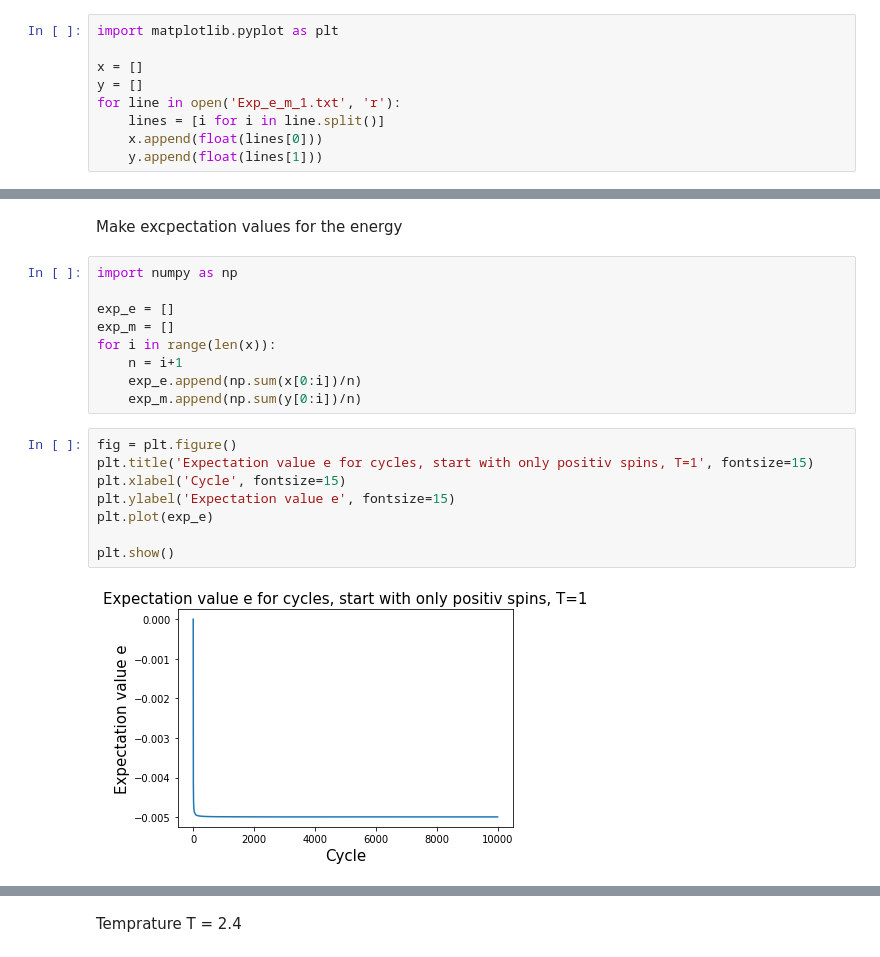
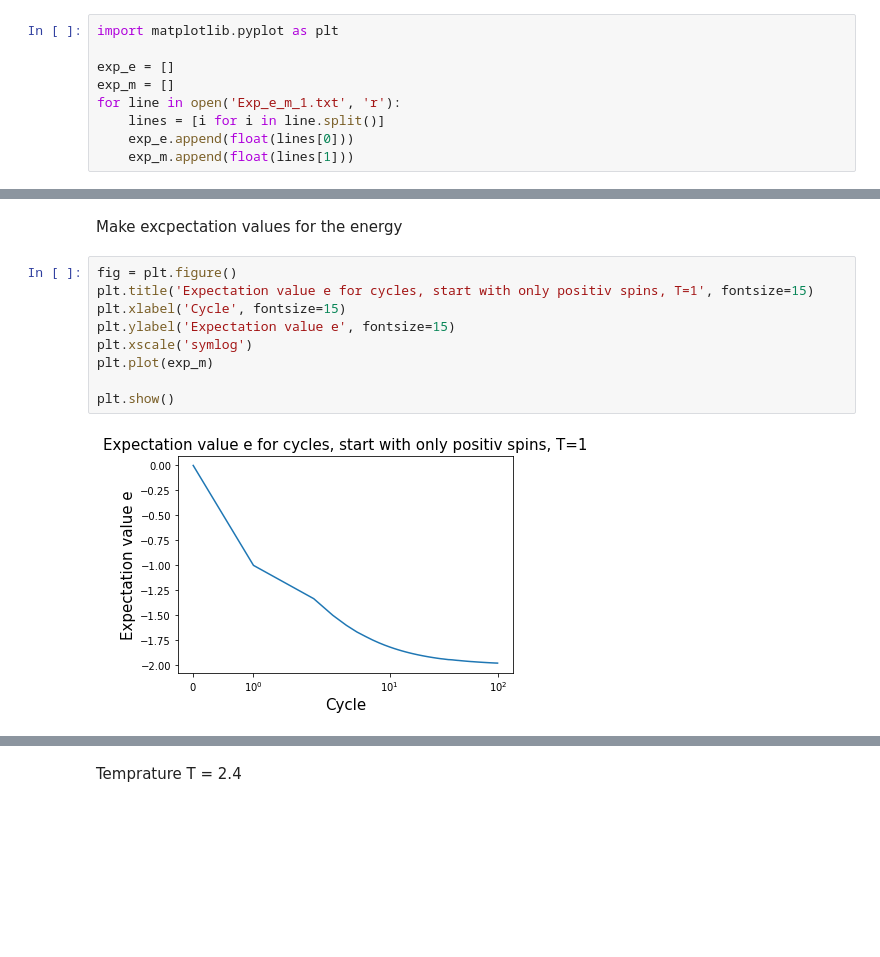
Before and after one commit to Norahelgeland/FYS4150_Proj4, a Jupyter notebook: Project 4.ipynb, the cells around one changed output, grey strips where cells are left out. Saved outputs shown, nothing was run; the diff lists cells and outputs as text; blank space fills up the shorter version.

```diff
--- a/Project 4.ipynb
+++ b/Project 4.ipynb
@@ -11,9 +11,9 @@ Read the data
 # %%
 import matplotlib.pyplot as plt
 
-x = []
-y = []
+exp_e = []
+exp_m = []
 for line in open('Exp_e_m_1.txt', 'r'):
     lines = [i for i in line.split()]
-    x.append(float(lines[0]))
-    y.append(float(lines[1]))
+    exp_e.append(float(lines[0]))
+    exp_m.append(float(lines[1]))
@@ -20,21 +31,13 @@ for line in open('Exp_e_m_1.txt', 'r'):
 # %% [markdown]
 Make excpectation values for the energy
-# %%
-import numpy as np
-
-exp_e = []
-exp_m = []
-for i in range(len(x)):
-    n = i+1
-    exp_e.append(np.sum(x[0:i])/n)
-    exp_m.append(np.sum(y[0:i])/n)
 # %%
 fig = plt.figure()
 plt.title('Expectation value e for cycles, start with only positiv spins, T=1', fontsize=15)
 plt.xlabel('Cycle', fontsize=15)
 plt.ylabel('Expectation value e', fontsize=15)
-plt.plot(exp_e)
+plt.xscale('symlog')
+plt.plot(exp_m)
 
 plt.show()
 # %% [output]
-[figure, old version]
+[figure, new version]
```
Also changed, not shown: parts of 11 cells of this notebook, 6 other files.
